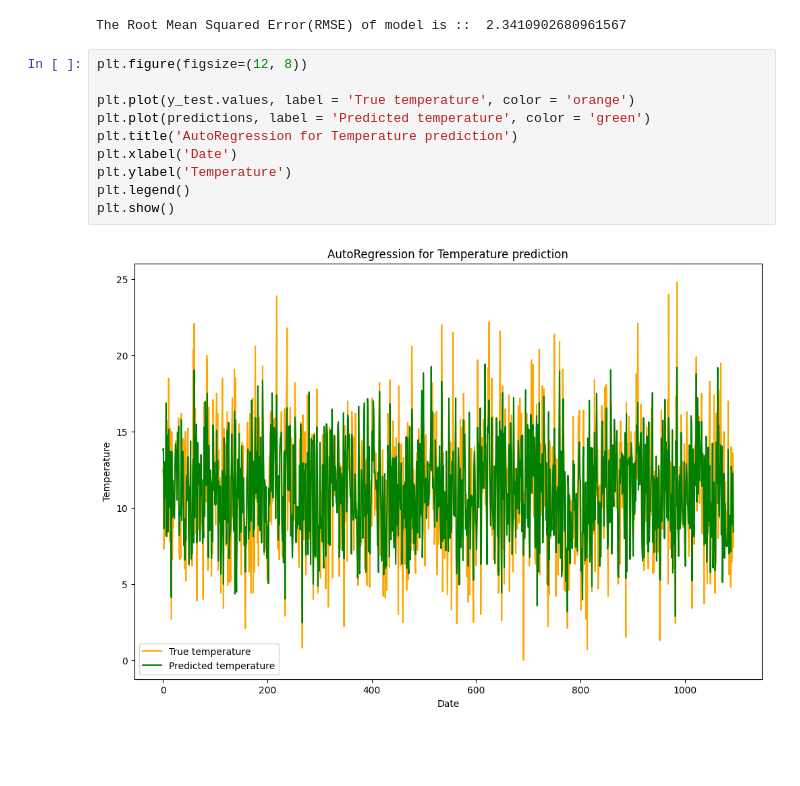
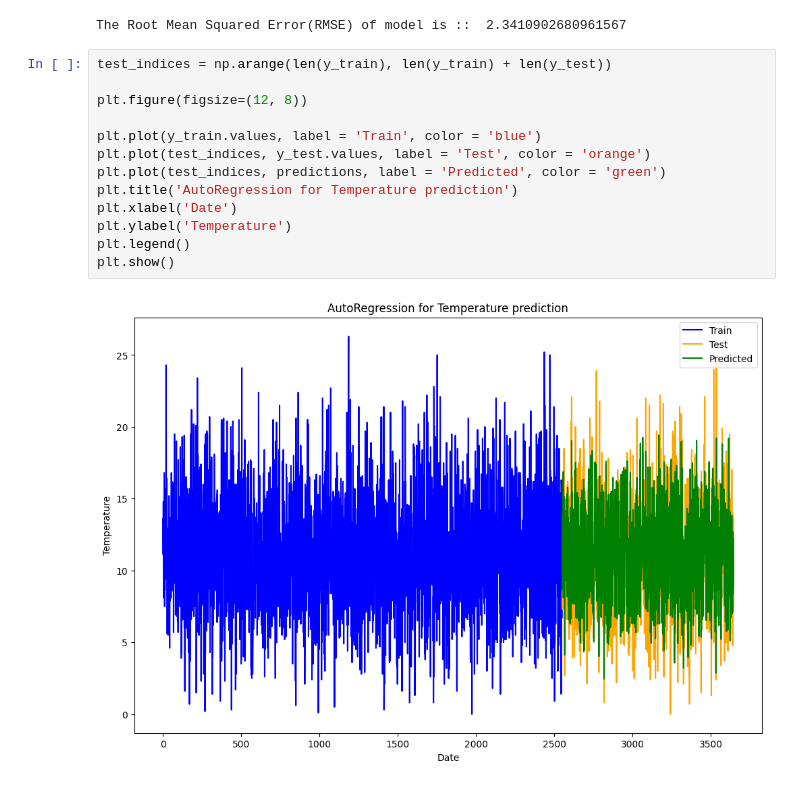
Before and after one commit to Tirth-021/ML-Assignment-2, a Jupyter notebook: question-3.ipynb, the cells around one changed output. Drawn from its saved outputs; the diff is of its cells as text; blank space fills up the shorter version.

Commit message:
changes regarding the plot

```diff
--- a/question-3.ipynb
+++ b/question-3.ipynb
@@ -84,14 +85,17 @@ print("The Root Mean Squared Error(RMSE) of model is :: ", rmse)
 # %% [output]
 The Root Mean Squared Error(RMSE) of model is ::  2.3410902680961567
 # %%
+test_indices = np.arange(len(y_train), len(y_train) + len(y_test))
+
 plt.figure(figsize=(12, 8))
 
-plt.plot(y_test.values, label = 'True temperature', color = 'orange')
-plt.plot(predictions, label = 'Predicted temperature', color = 'green')
+plt.plot(y_train.values, label = 'Train', color = 'blue')
+plt.plot(test_indices, y_test.values, label = 'Test', color = 'orange')
+plt.plot(test_indices, predictions, label = 'Predicted', color = 'green')
 plt.title('AutoRegression for Temperature prediction')
 plt.xlabel('Date')
 plt.ylabel('Temperature')
 plt.legend()
 plt.show()
 # %% [output]
-[figure, old version]
+[figure, new version]
```
Also changed, not shown: parts of 2 cells of this notebook.
